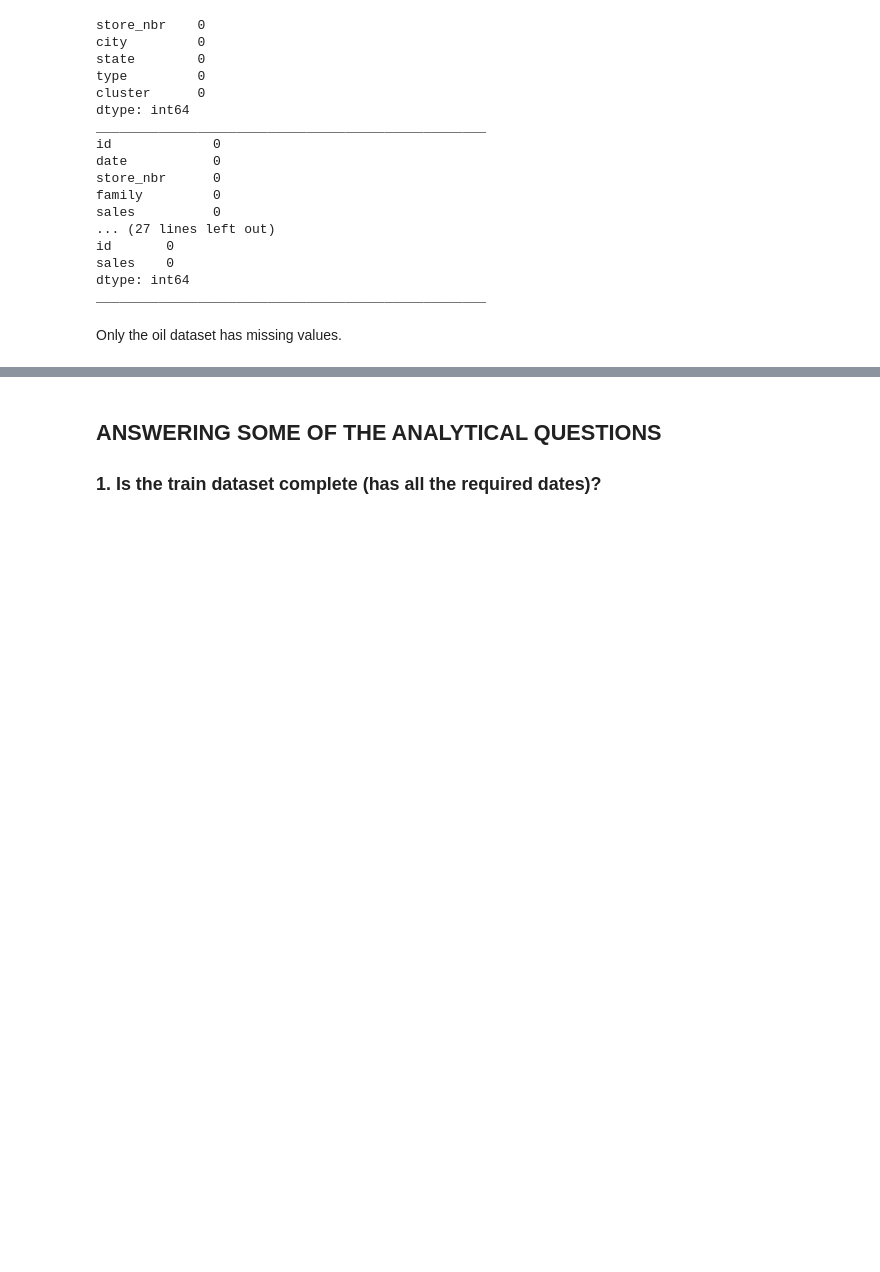
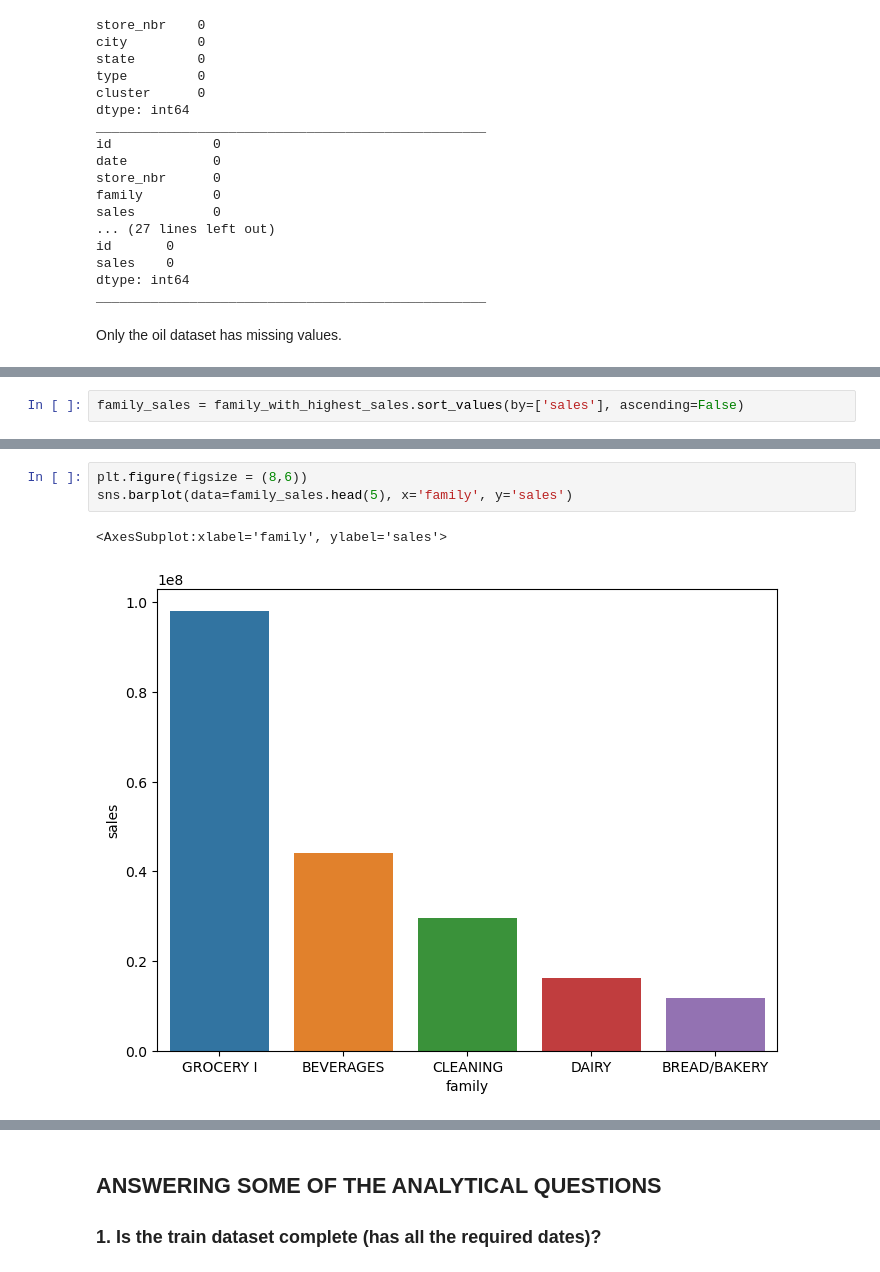
Before and after one commit to Christian-Iyke/LP-3_TIME_SERIES_REGRESSION_PROJECT, a Jupyter notebook: Time_Series_Regression_Project.ipynb, the cells around one changed output, grey strips where cells are left out. Saved outputs shown, nothing was run; the diff lists cells and outputs as text; blank space fills up the shorter version.

```diff
--- a/Time_Series_Regression_Project.ipynb
+++ b/Time_Series_Regression_Project.ipynb
@@ -422,0 +591,2 @@ Only the oil dataset has missing values.
+# %%
+family_sales = family_with_highest_sales.sort_values(by=['sales'], ascending=False)
@@ -422,0 +607,6 @@ Only the oil dataset has missing values.
+# %%
+plt.figure(figsize = (8,6))
+sns.barplot(data=family_sales.head(5), x='family', y='sales')
+# %% [output]
+<AxesSubplot:xlabel='family', ylabel='sales'>
+[figure, added]
```
Also changed, not shown: parts of 52 cells of this notebook.
